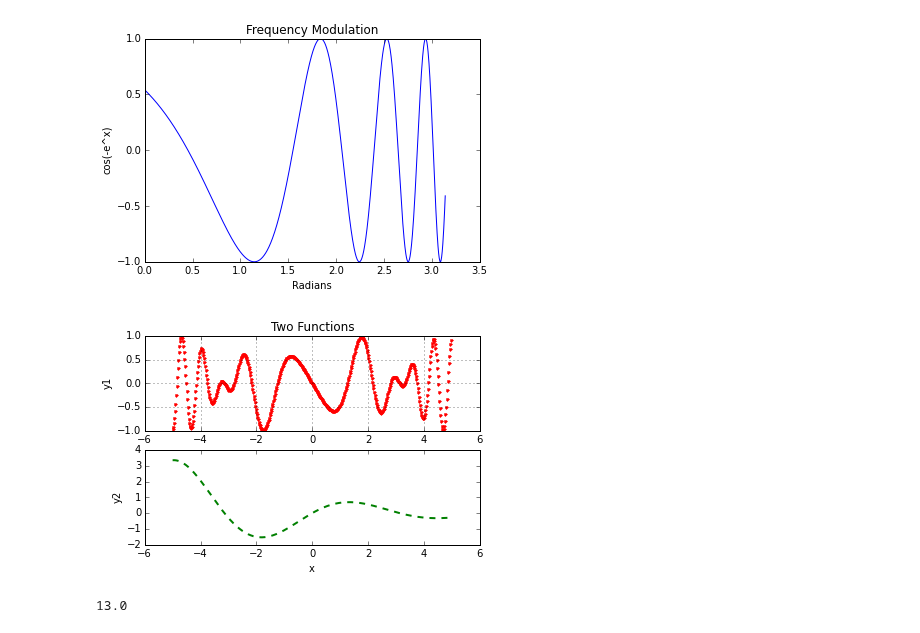
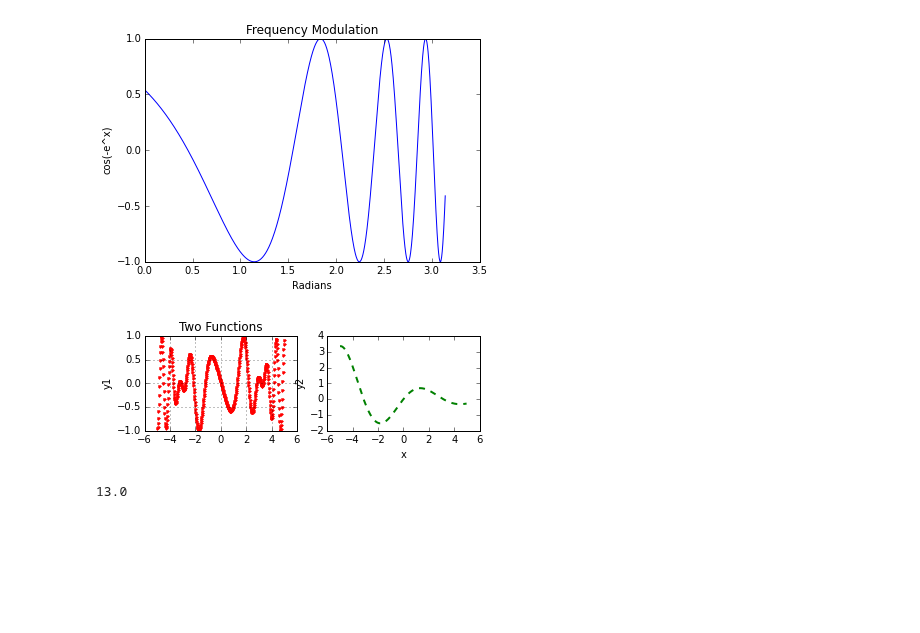
Before and after one commit to COMPPHYS-JNGUYEN/comp-phys, a Jupyter notebook: comp-phys_week_4.ipynb, the cells around one changed output. Cells and saved outputs as stored; diff of their text form; code cells hidden in the pictures; blank space fills up the shorter version.

```diff
--- a/comp-phys_week_4.ipynb
+++ b/comp-phys_week_4.ipynb
@@ -184,32 +184,32 @@ plt.show()
 # %%
 # There are often multiple ways of accomplishing the same thing
 Xmin = -5.0; Xmax = 5.0
 Npoints = 500
 DelX = (Xmax-Xmin)/Npoints
 x = np.arange(Xmin, Xmax, DelX)
 y1 = -np.sin(x)*np.cos(x**2)
 y2 = np.exp(-x/4.)*np.sin(x)
 
 fig = plt.figure()
 #fig = plt.figure(figsize = (15, 5))
-ax = fig.add_subplot(211) #First = row; Second = Column; Third = First of two
+ax = fig.add_subplot(221) #First = row; Second = Column; Third = First of two
 fig.subplots_adjust(top=0.85) #Moves plot down a little
 plt.title("Two Functions")
 
 #plt.plot(x, y1, 'r', lw = 2)
 plt.plot(x, y1, 'r.', lw = 2)
 plt.grid(True)
 ax.set_ylabel('y1')
 
-plt.subplot(212)
+plt.subplot(222)
 #plt.plot(x, y2, 'g', lw=2)
 plt.plot(x, y2, 'g--', lw=2)
 plt.xlabel('x')
 plt.ylabel('y2')
 
 plt.show()
 # %% [output]
-[figure, old version]
+[figure, new version]
 # %%
 def g(x,y):
     return x**2+y**2
```
Also changed, not shown: parts of 1 cell of this notebook, 2 other files.
